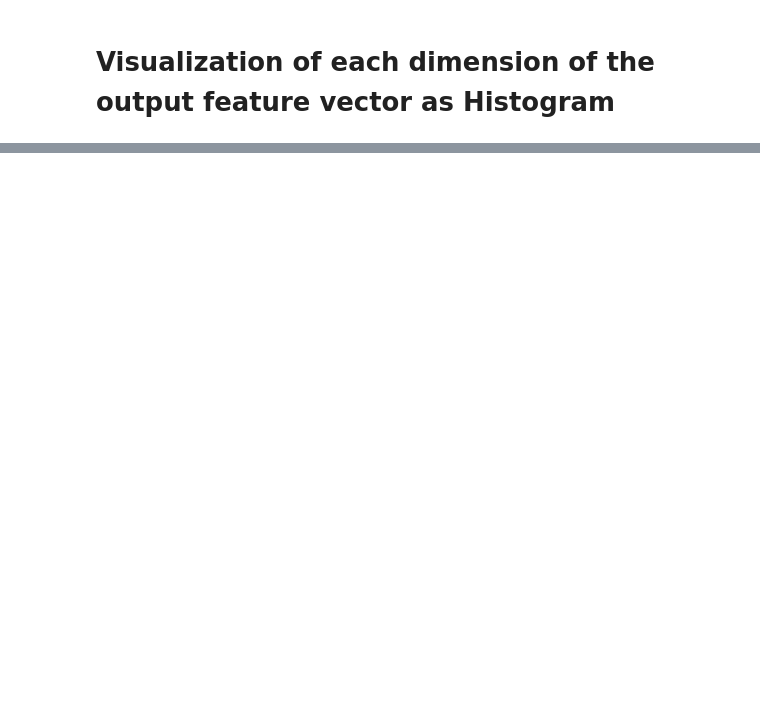
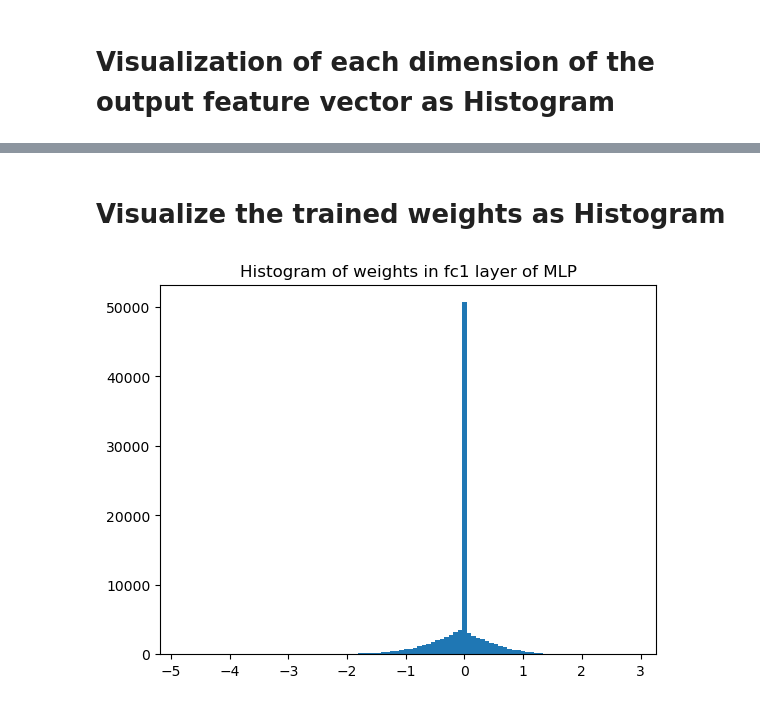
Before and after one commit to namoshi/dl_intro, a Jupyter notebook: MLP_mnist_visualize.ipynb, the cells around one changed output, grey strips where cells are left out. Saved outputs shown, nothing was run; the diff lists cells and outputs as text; code cells hidden in the pictures; blank space fills up the shorter version.

```diff
--- a/MLP_mnist_visualize.ipynb
+++ b/MLP_mnist_visualize.ipynb
@@ -246,0 +355,10 @@ for k in range(nclass):
+# %% [markdown]
+# Visualize the trained weights as Histogram
+# %%
+# weights in fc1 layer
+plt.hist(net.fc1.weight.detach().numpy().reshape(128 * 784), bins=100)
+plt.title('Histogram of weights in fc1 layer of MLP')
+plt.savefig('MLP_mnist_fc1_weights.png')
+plt.show()
+# %% [output]
+[figure, added]
```
Also changed, not shown: parts of 17 cells of this notebook, 12 other files.
